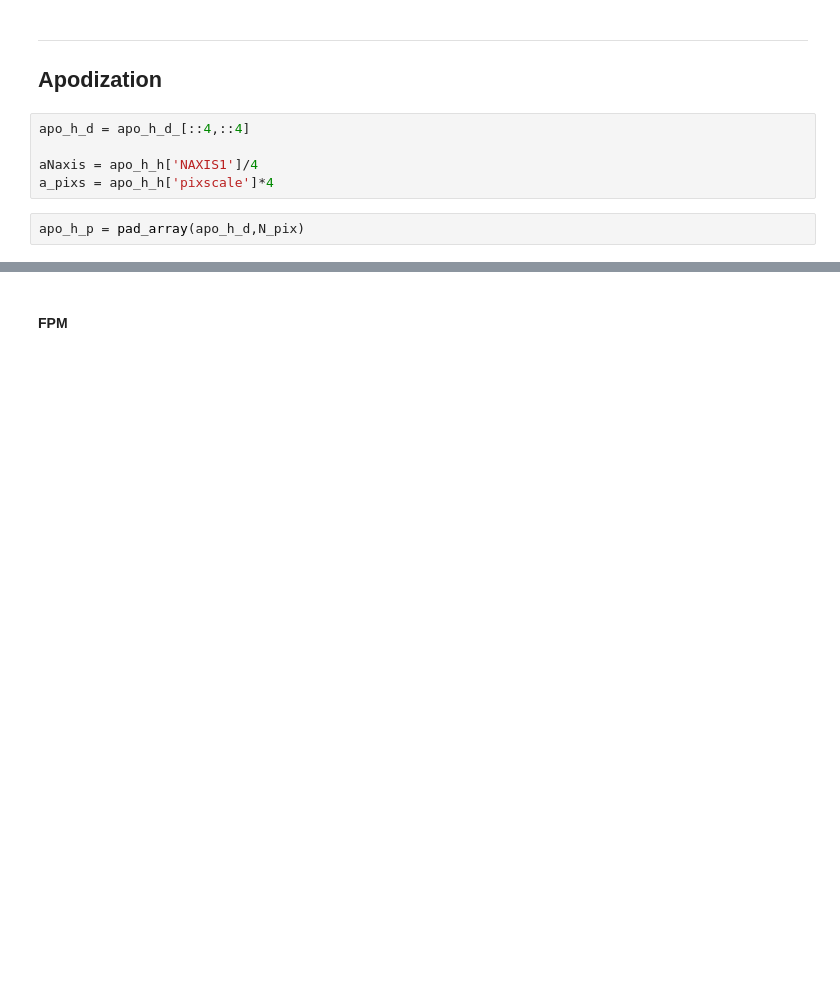
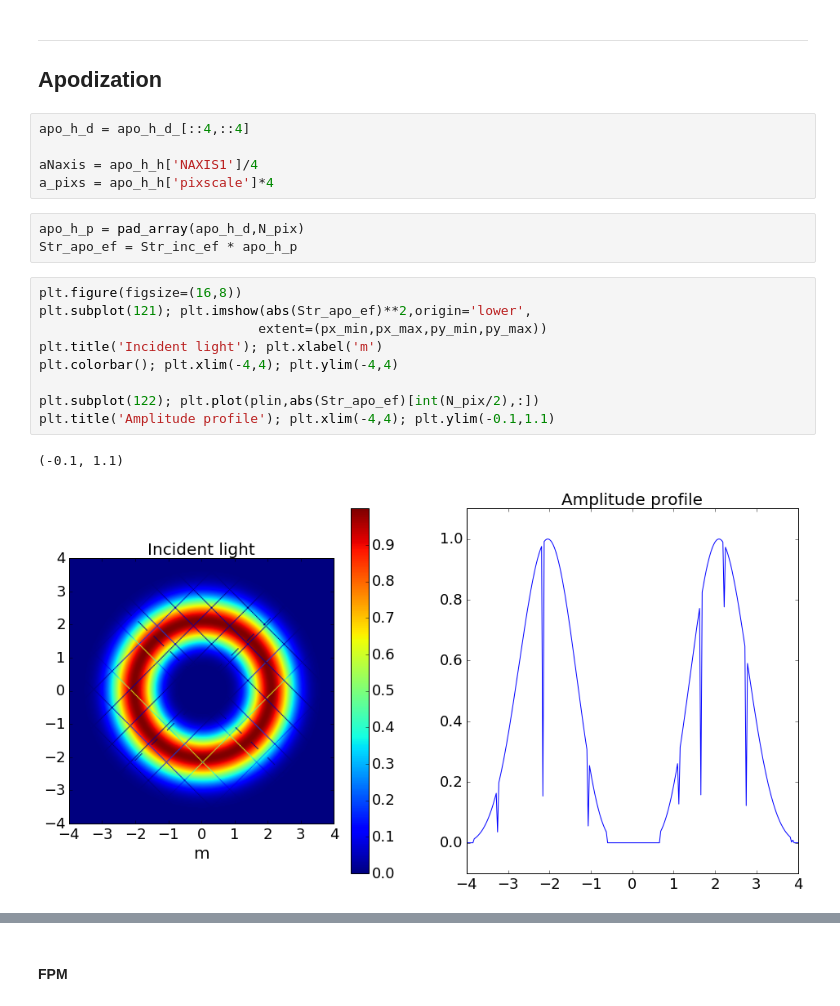
Before and after one commit to Mipanox/GPI_stuff, a Jupyter notebook: notebooks/lyot_test.ipynb, the cells around one changed output, grey strips where cells are left out. Drawn from its saved outputs; the diff is of its cells as text; blank space fills up the shorter version.

```diff
--- a/notebooks/lyot_test.ipynb
+++ b/notebooks/lyot_test.ipynb
@@ -352,5 +352,18 @@ aNaxis = apo_h_h['NAXIS1']/4
 a_pixs = apo_h_h['pixscale']*4
 # %%
 apo_h_p = pad_array(apo_h_d,N_pix)
+Str_apo_ef = Str_inc_ef * apo_h_p
+# %%
+plt.figure(figsize=(16,8))
+plt.subplot(121); plt.imshow(abs(Str_apo_ef)**2,origin='lower',
+                            extent=(px_min,px_max,py_min,py_max))
+plt.title('Incident light'); plt.xlabel('m')
+plt.colorbar(); plt.xlim(-4,4); plt.ylim(-4,4)
+
+plt.subplot(122); plt.plot(plin,abs(Str_apo_ef)[int(N_pix/2),:])
+plt.title('Amplitude profile'); plt.xlim(-4,4); plt.ylim(-0.1,1.1)
+# %% [output]
+(-0.1, 1.1)
+[figure, added]
 # %%
 %time
```
Also changed, not shown: parts of 4 cells of this notebook, 5 other files.
